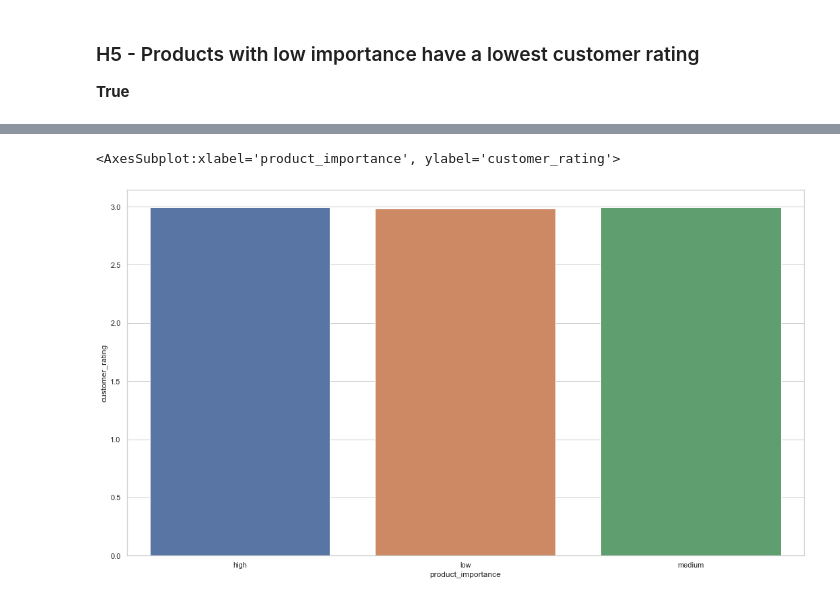
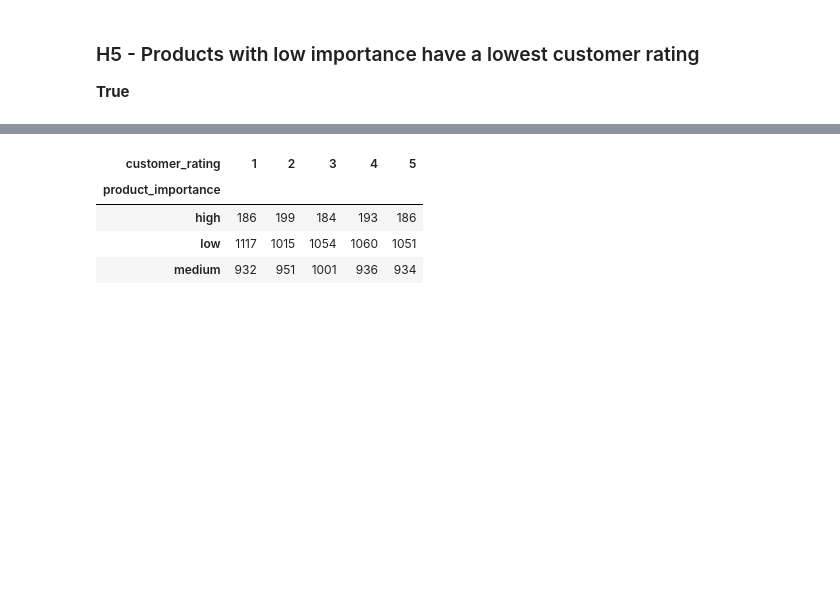
Before and after one commit to laertevasques/top1-Ecommerce-Insights-Project, a Jupyter notebook: Notebook/Top1_Insight_Projects_01.ipynb, the cells around one changed output, grey strips where cells are left out. Saved outputs shown, nothing was run; the diff lists cells and outputs as text; code cells hidden in the pictures; blank space fills up the shorter version.

```diff
--- a/Notebook/Top1_Insight_Projects_01.ipynb
+++ b/Notebook/Top1_Insight_Projects_01.ipynb
@@ -416,7 +419,8 @@ Index(['id', 'warehouse_block', 'mode_of_shipment', 'customer_care_calls',
 # %%
-h = df3[['product_importance', 'customer_rating']].groupby('product_importance').mean().reset_index()
-plt.figure(figsize=(18,10))
-sns.barplot(x = 'product_importance', y = 'customer_rating', data = h)
+pd.crosstab(df3['product_importance'], df3['customer_rating'])
 # %% [output]
-<AxesSubplot:xlabel='product_importance', ylabel='customer_rating'>
-[figure, removed]
+| customer_rating | 1 | 2 | 3 | 4 | 5 |
+| product_importance |  |  |  |  |  |
+| high | 186 | 199 | 184 | 193 | 186 |
+| low | 1117 | 1015 | 1054 | 1060 | 1051 |
+| medium | 932 | 951 | 1001 | 936 | 934 |
```
Also changed, not shown: parts of 12 cells of this notebook.
